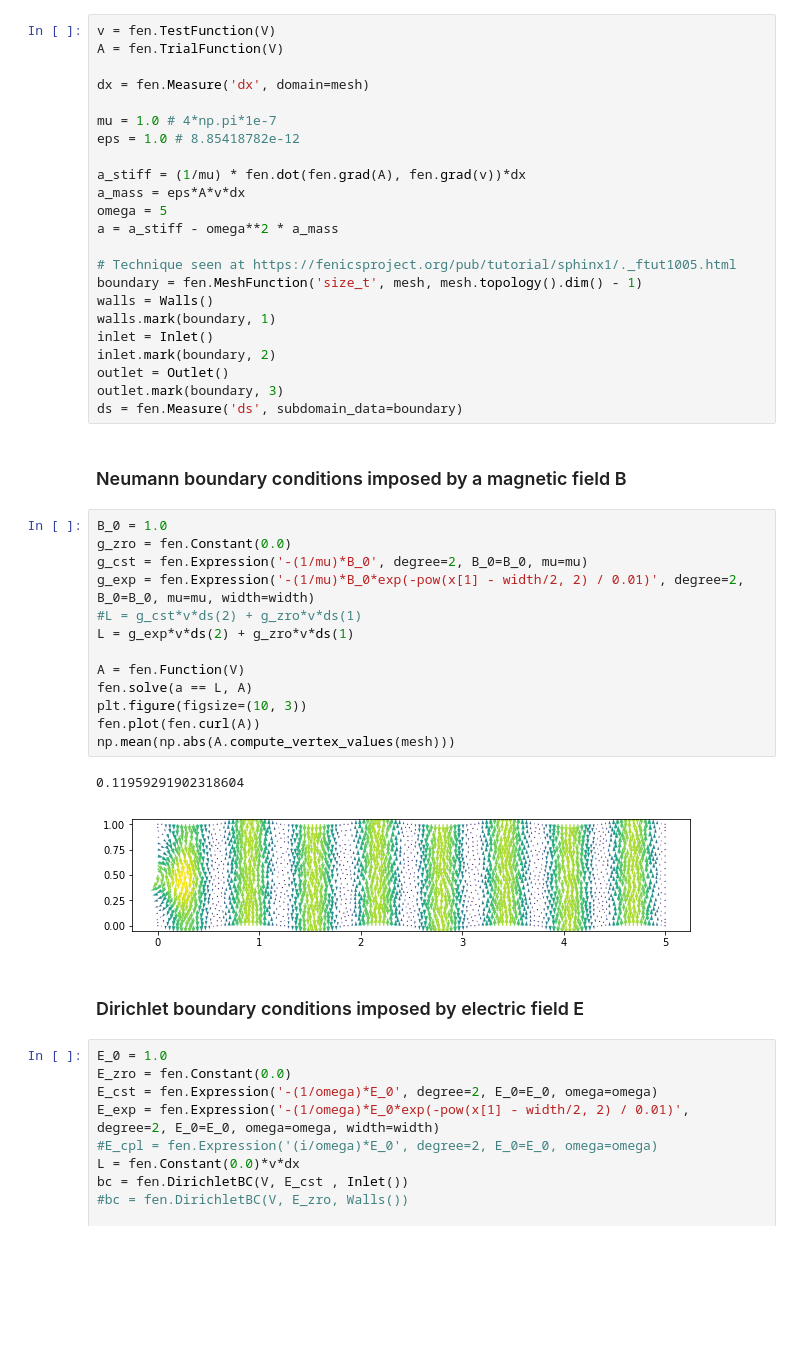
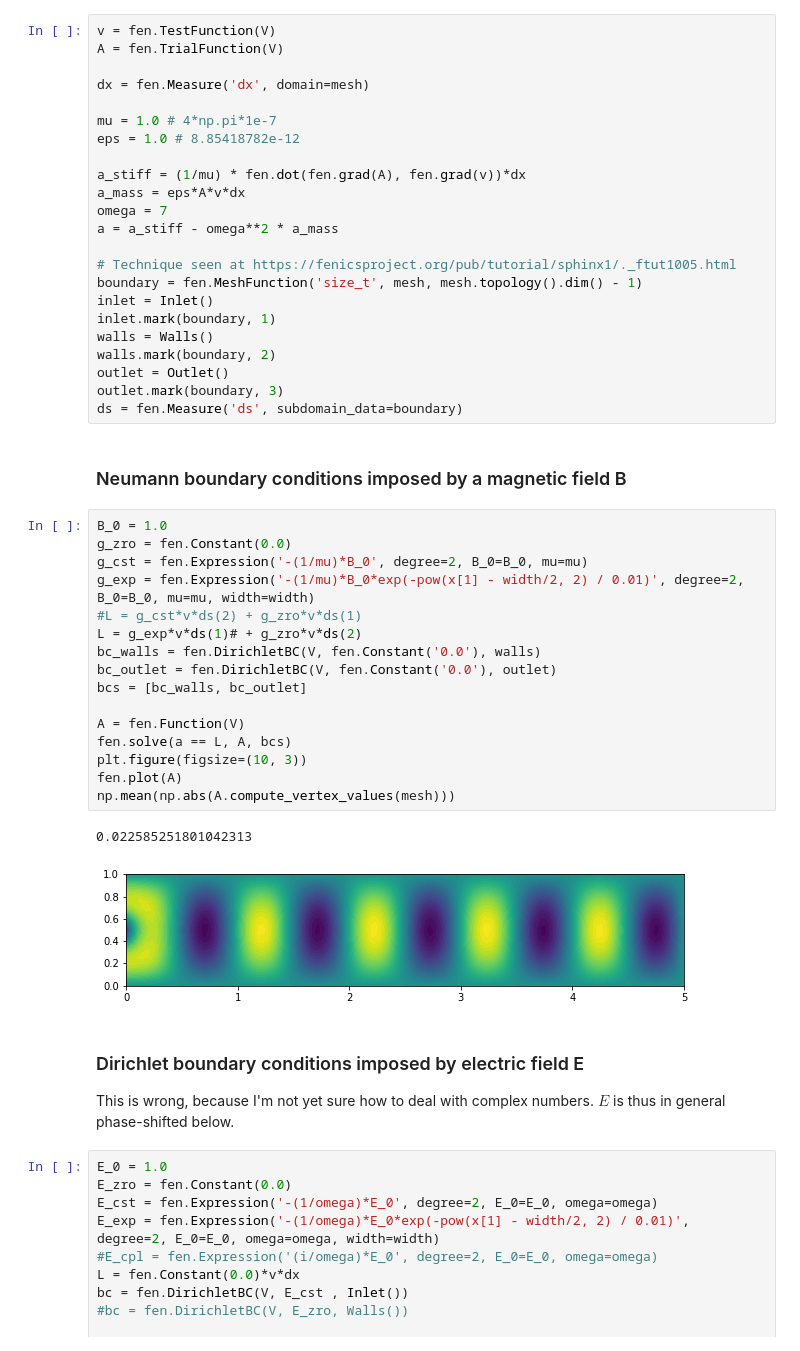
Before and after one commit to FMatti/Maxwell-MRI, a Jupyter notebook: practice/waveguide_2d.ipynb, the cells around one changed output. Drawn from its saved outputs; the diff is of its cells as text; blank space fills up the shorter version.

```diff
--- a/practice/waveguide_2d.ipynb
+++ b/practice/waveguide_2d.ipynb
@@ -37,15 +37,15 @@ eps = 1.0 # 8.85418782e-12
 
 a_stiff = (1/mu) * fen.dot(fen.grad(A), fen.grad(v))*dx
 a_mass = eps*A*v*dx
-omega = 5
+omega = 7
 a = a_stiff - omega**2 * a_mass
 
 # Technique seen at https://fenicsproject.org/pub/tutorial/sphinx1/._ftut1005.html
 boundary = fen.MeshFunction('size_t', mesh, mesh.topology().dim() - 1)
+inlet = Inlet()
+inlet.mark(boundary, 1)
 walls = Walls()
-walls.mark(boundary, 1)
-inlet = Inlet()
-inlet.mark(boundary, 2)
+walls.mark(boundary, 2)
 outlet = Outlet()
 outlet.mark(boundary, 3)
 ds = fen.Measure('ds', subdomain_data=boundary)
@@ -54,21 +54,25 @@ ds = fen.Measure('ds', subdomain_data=boundary)
 # %%
 B_0 = 1.0
 g_zro = fen.Constant(0.0)
 g_cst = fen.Expression('-(1/mu)*B_0', degree=2, B_0=B_0, mu=mu)
 g_exp = fen.Expression('-(1/mu)*B_0*exp(-pow(x[1] - width/2, 2) / 0.01)', degree=2, B_0=B_0, mu=mu, width=width)
 #L = g_cst*v*ds(2) + g_zro*v*ds(1)
-L = g_exp*v*ds(2) + g_zro*v*ds(1)
+L = g_exp*v*ds(1)# + g_zro*v*ds(2)
+bc_walls = fen.DirichletBC(V, fen.Constant('0.0'), walls)
+bc_outlet = fen.DirichletBC(V, fen.Constant('0.0'), outlet)
+bcs = [bc_walls, bc_outlet]
 
 A = fen.Function(V)
-fen.solve(a == L, A)
+fen.solve(a == L, A, bcs)
 plt.figure(figsize=(10, 3))
-fen.plot(fen.curl(A))
+fen.plot(A)
 np.mean(np.abs(A.compute_vertex_values(mesh)))
 # %% [output]
-0.11959291902318604
+0.022585251801042313
-[figure, old version]
+[figure, new version]
-# %% [markdown]
-### Dirichlet boundary conditions imposed by electric field E
+# %% [markdown]
+### Dirichlet boundary conditions imposed by electric field E
+This is wrong, because I'm not yet sure how to deal with complex numbers. $E$ is thus in general phase-shifted below.
 # %%
 E_0 = 1.0
 E_zro = fen.Constant(0.0)
```
Also changed, not shown: 3 other files.
